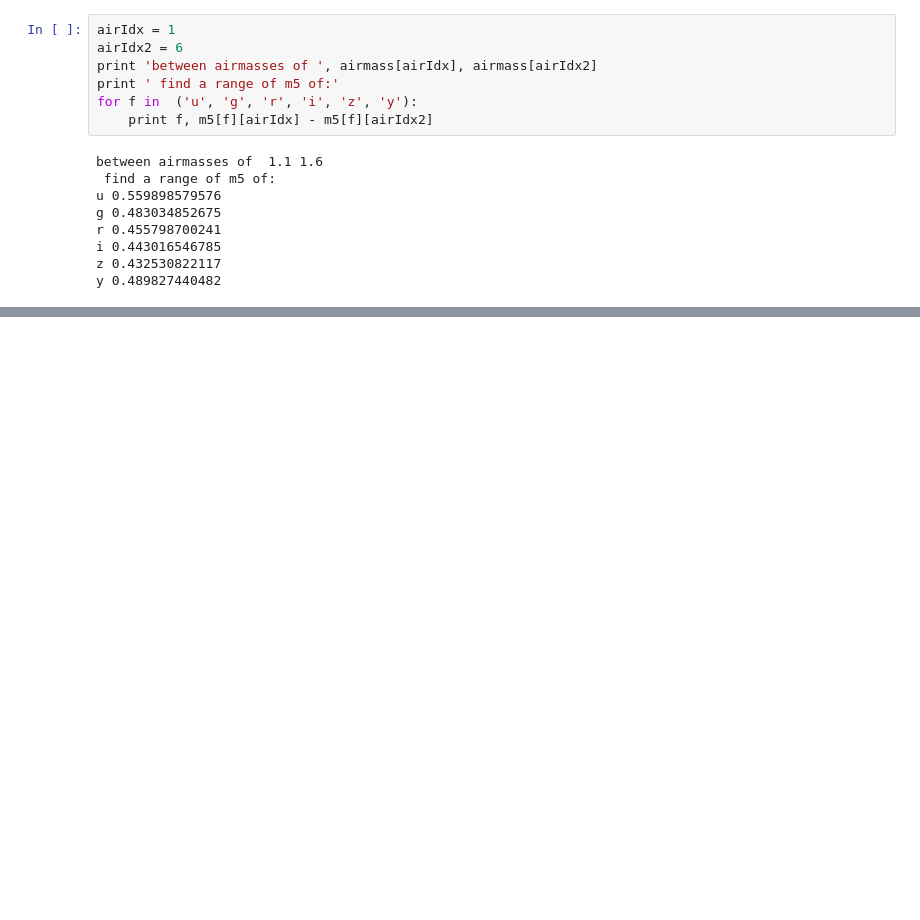
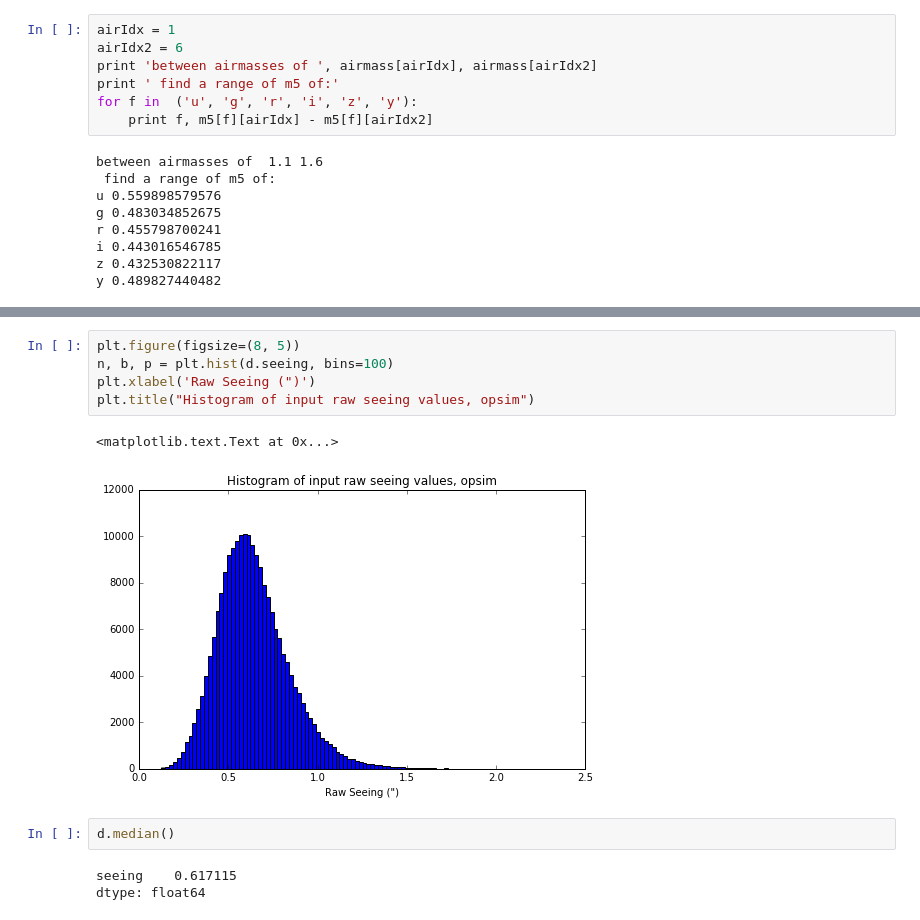
Before and after one commit to rhiannonlynne/notebooks, a Jupyter notebook: Expected changes in m5.ipynb, the cells around one changed output, grey strips where cells are left out. Saved outputs shown, nothing was run; the diff lists cells and outputs as text; blank space fills up the shorter version.

```diff
--- a/Expected changes in m5.ipynb
+++ b/Expected changes in m5.ipynb
@@ -144,0 +154,13 @@ y 0.489827440482
+# %%
+plt.figure(figsize=(8, 5))
+n, b, p = plt.hist(d.seeing, bins=100)
+plt.xlabel('Raw Seeing (")')
+plt.title("Histogram of input raw seeing values, opsim")
+# %% [output]
+<matplotlib.text.Text at 0x...>
+[figure, added]
+# %%
+d.median()
+# %% [output]
+seeing    0.617115
+dtype: float64
```
Also changed, not shown: parts of 3 cells of this notebook, 4 other files.
